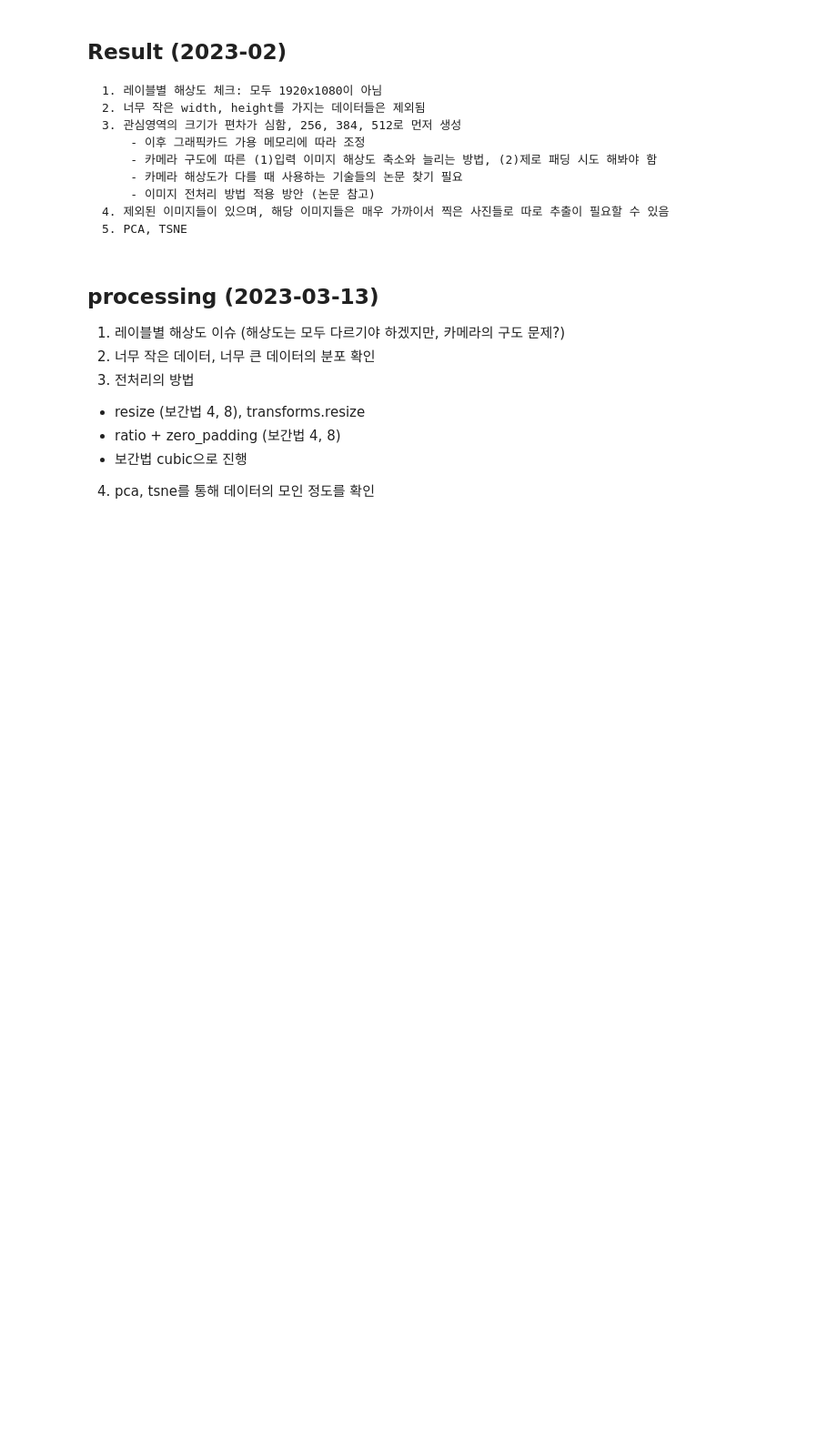
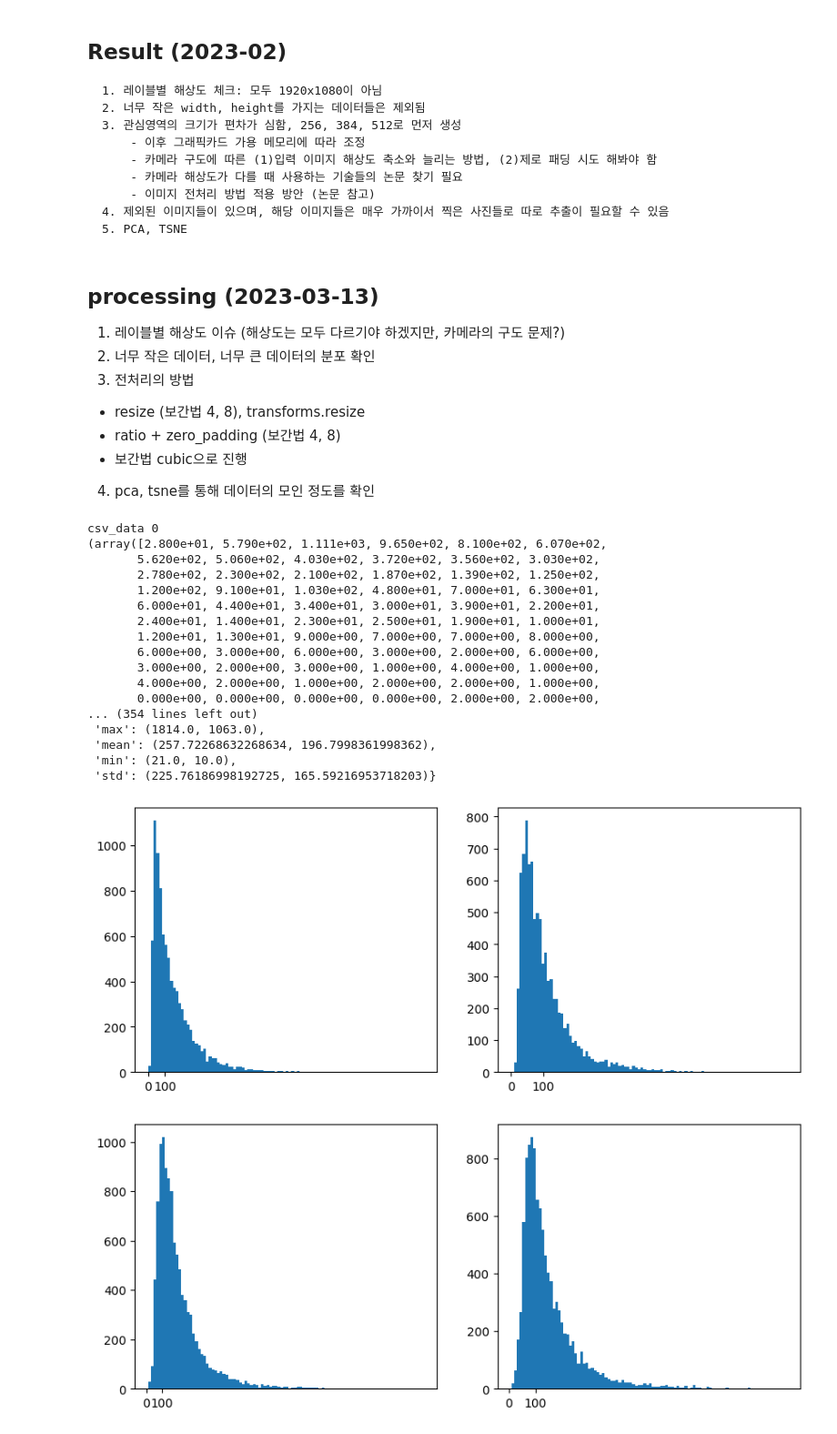
Before and after one commit to TukBang/Pet-care-app, a Jupyter notebook: Capstone/2023/skin disease/EDA.ipynb, the cells around one changed output. Shown at 91% size. Cells and saved outputs as stored; diff of their text form; code cells hidden in the pictures; blank space fills up the shorter version.

```diff
--- a/Capstone/2023/skin disease/EDA.ipynb
+++ b/Capstone/2023/skin disease/EDA.ipynb
@@ -64,3 +66,44 @@ for label in data_label:
     csv_data.drop(["Unnamed: 0", "exist", "diagnosis", "src_path", "label_path", "type", "fileformat", "copyrighter"], axis=1, inplace=True)
 
     csv_data_list.append(csv_data)
+# %%
+for i, csv_data in enumerate(csv_data_list):
+    print(f"csv_data {i}")
+    width = csv_data["width"]
+    height = csv_data["height"]
+
+    # canvas, plot graph
+    fig, ax = plt.subplots(1, 2, figsize=(10, 4))
+    ax[0].set_xticks([0, 2000, 100])
+    ax[1].set_xticks([0, 1200, 100])
+    print(ax[0].hist(width, bins=100, label="width"))
+    print(ax[1].hist(height, bins=100, label="height"))
+
+    width_desc = width.describe()
+    height_desc = height.describe()
+
+    csv_data_dict = dict()
+    for index in width_desc.index:
+        csv_data_dict[index] = (width_desc[index], height_desc[index])
+    pprint(csv_data_dict)
+    print()
+# %% [output]
+csv_data 0
+(array([2.800e+01, 5.790e+02, 1.111e+03, 9.650e+02, 8.100e+02, 6.070e+02,
+       5.620e+02, 5.060e+02, 4.030e+02, 3.720e+02, 3.560e+02, 3.030e+02,
+       2.780e+02, 2.300e+02, 2.100e+02, 1.870e+02, 1.390e+02, 1.250e+02,
+       1.200e+02, 9.100e+01, 1.030e+02, 4.800e+01, 7.000e+01, 6.300e+01,
+       6.000e+01, 4.400e+01, 3.400e+01, 3.000e+01, 3.900e+01, 2.200e+01,
+       2.400e+01, 1.400e+01, 2.300e+01, 2.500e+01, 1.900e+01, 1.000e+01,
+       1.200e+01, 1.300e+01, 9.000e+00, 7.000e+00, 7.000e+00, 8.000e+00,
+       6.000e+00, 3.000e+00, 6.000e+00, 3.000e+00, 2.000e+00, 6.000e+00,
+       3.000e+00, 2.000e+00, 3.000e+00, 1.000e+00, 4.000e+00, 1.000e+00,
+       4.000e+00, 2.000e+00, 1.000e+00, 2.000e+00, 2.000e+00, 1.000e+00,
+       0.000e+00, 0.000e+00, 0.000e+00, 0.000e+00, 2.000e+00, 2.000e+00,
+... (354 lines left out)
+ 'max': (1814.0, 1063.0),
+ 'mean': (257.72268632268634, 196.7998361998362),
+ 'min': (21.0, 10.0),
+ 'std': (225.76186998192725, 165.59216953718203)}
+[figure, added]
+[figure, added]
```
Also changed, not shown: parts of 4 cells of this notebook, 1 other file.
